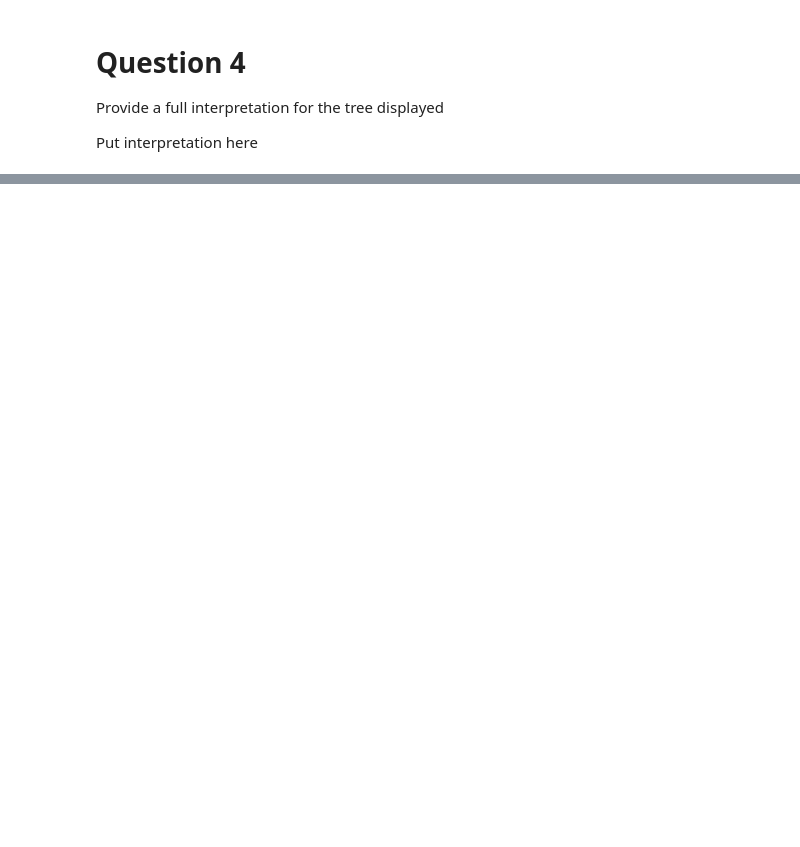
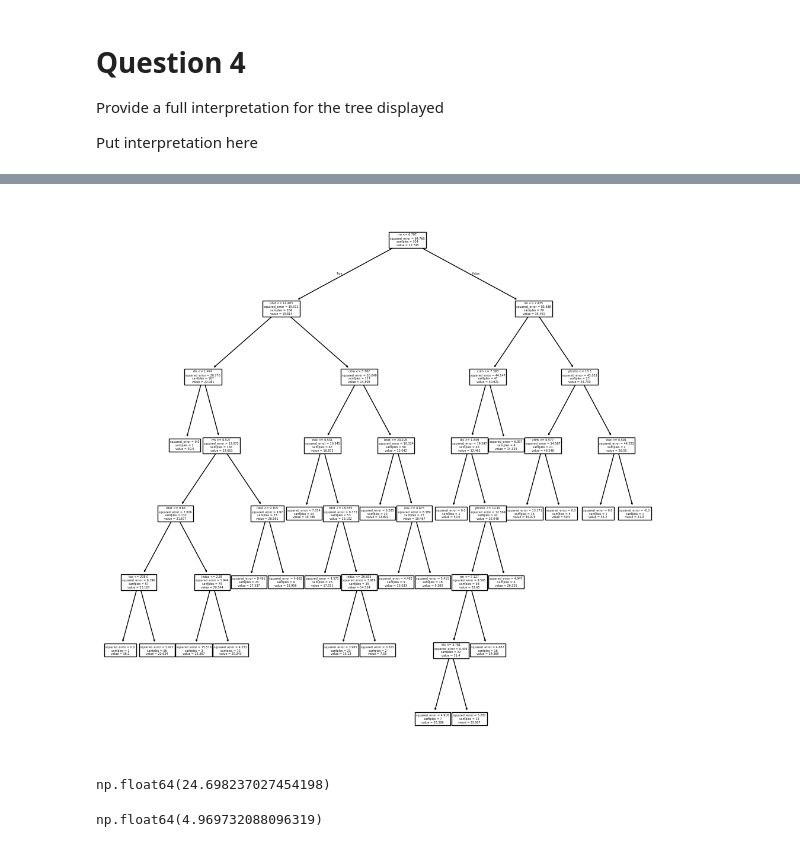
Before and after one commit to CameronOldweiler/DataProjects, a Jupyter notebook: Chapter8Lab.ipynb, the cells around one changed output, grey strips where cells are left out. Saved outputs shown, nothing was run; the diff lists cells and outputs as text; code cells hidden in the pictures; blank space fills up the shorter version.

```diff
--- a/Chapter8Lab.ipynb
+++ b/Chapter8Lab.ipynb
@@ -353,0 +323,29 @@ plot_tree(best_,
+# %%
+ccp_path = reg.cost_complexity_pruning_path(X_train, y_train)
+kfold = skm.KFold(5,
+                  shuffle = True,
+                  random_state = 10)
+grid = skm.GridSearchCV(reg,
+                        {'ccp_alpha': ccp_path.ccp_alphas},
+                        refit = True,
+                        cv = kfold,
+                        scoring = 'neg_mean_squared_error')
+G = grid.fit(X_train, y_train)
+# %%
+ax = subplots(figsize = (12, 12))[1]
+best_ = grid.best_estimator_
+plot_tree(best_,
+          feature_names = feature_names,
+          ax = ax);
+# %% [output]
+[figure, added]
+# %%
+MSE = np.mean((y_test - best_.predict(X_test)) ** 2)
+MSE
+# %% [output]
+np.float64(24.698237027454198)
+# %%
+RSE = np.sqrt(MSE)
+RSE
+# %% [output]
+np.float64(4.969732088096319)
```
Also changed, not shown: parts of 11 cells of this notebook, 2 other files.
